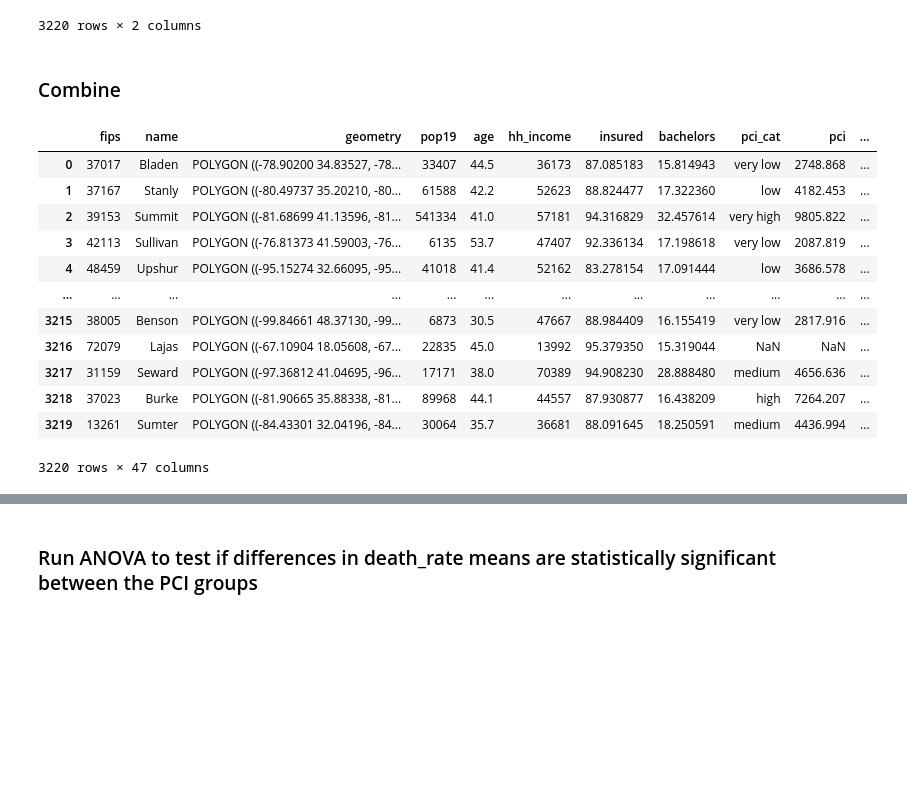
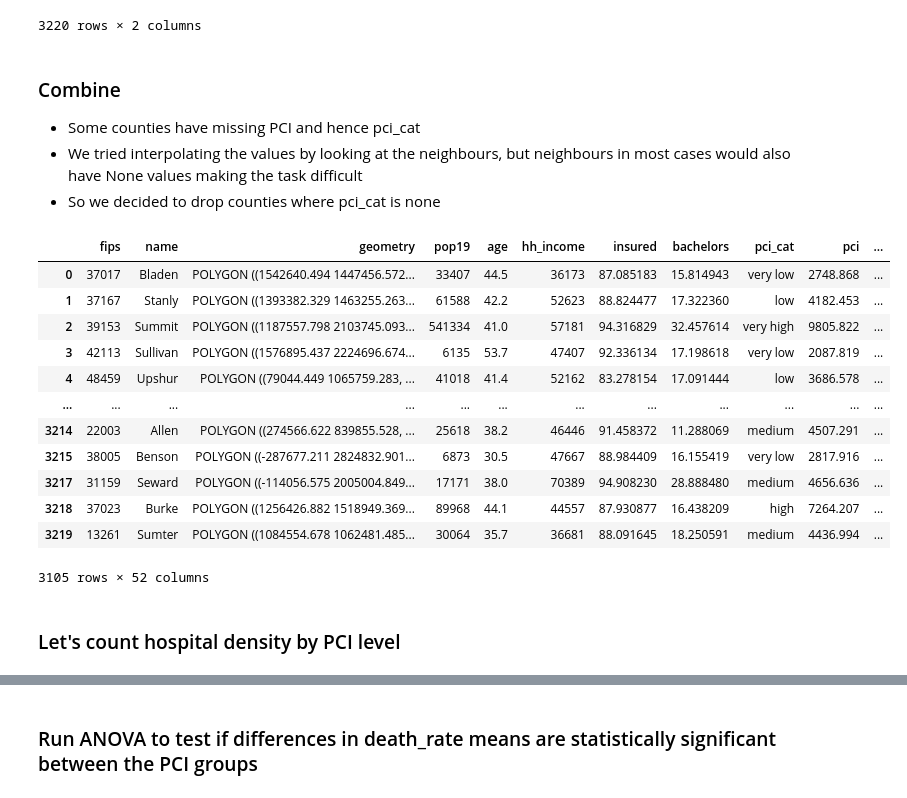
Before and after one commit to ilyankou/wuhan-geoinformatics, a Jupyter notebook: Project.ipynb, the cells around one changed output, grey strips where cells are left out. Drawn from its saved outputs; the diff is of its cells as text; code cells hidden in the pictures; blank space fills up the shorter version.

```diff
--- a/Project.ipynb
+++ b/Project.ipynb
@@ -27,7 +28,7 @@ bounds = gpd.read_file(
     'datasets_extra/cb_2018_us_county_20m.zip'
 ).filter([
     'GEOID', 'NAME', 'geometry'
-])
+]).to_crs(5069)
 
 bounds.columns = ['fips', 'name', 'geometry']
 
@@ -285,9 +286,9 @@ covid20
 # %% [markdown]
 ### The months' cases and deaths
 # %%
-# Calculate 'month_deaths_ratio' while handling division by zero
+# Calculate 'dc' (death per case) while handling division by zero
 # There are 5 samples where cases = 0 but deaths = 1, ignore those
-covid20['month_deaths_ratio'] = (
+covid20['dc'] = (
     covid20.apply(
         lambda x: 0 if x['cases'] == 0 else x['deaths'] / x['cases'],
         axis=1
@@ -316,13 +317,13 @@ deaths_months.columns = [ f'deaths_{x[5:]}' for x in deaths_months.columns ]
 deaths_months.reset_index(inplace=True)
 
 # Pivot death ratios by month
-month_deaths_ratio = (
+dc = (
     covid20
-    .pivot(index='fips', columns='month', values='month_deaths_ratio')
+    .pivot(index='fips', columns='month', values='dc')
     .fillna(0)
 )
-month_deaths_ratio.columns = [ f'month_deathsratio_{x[5:]}' for x in month_deaths_ratio.columns ]
-month_deaths_ratio.reset_index(inplace=True)
+dc.columns = [ f'dc_{x[5:]}' for x in dc.columns ]
+dc.reset_index(inplace=True)
 # %%
 cases_months
 # %% [output]
@@ -346,15 +355,17 @@ cases_months
 # %%
-hospitals = (
+hospital_beds = (
     pd.read_csv(
         'datasets_extra/us_hospital_locations.csv'
     )
+    .replace(-999, 77)
     .groupby('COUNTYFIPS')
-    .size()
+    .BEDS.sum()
     .reset_index()
     .rename(columns={
-        0: 'hospitals',
+        'BEDS': 'hospital_beds',
         'COUNTYFIPS': 'fips'
     })
 )
-hospitals
+
+hospital_beds
 # %% [output]
@@ -409,33 +416,54 @@ pop19
 3220 rows × 2 columns
 # %% [markdown]
 ### Combine
+
+- Some counties have missing PCI and hence pci_cat
+- We tried interpolating the values by looking at the neighbours, but neighbours in most cases would also have None values making the task difficult
+- So we decided to drop counties where pci_cat is none
 # %%
 combined = (
     bounds
     .merge(pop19, on='fips', how='left')
     .merge(age, on='fips', how='left')
     .merge(hh_income, on='fips', how='left')
     .merge(insured, on='fips', how='left')
     .merge(bachelors, on='fips', how='left')
     .merge(pci, on='fips', how='left')
-    .merge(hospitals, on='fips', how='left')
+    .merge(hospital_beds, on='fips', how='left')
     .merge(cases_months, on='fips', how='left')
     .merge(deaths_months, on='fips', how='left')
-    .merge(month_deaths_ratio, on='fips', how='left')
-)
+    .merge(dc, on='fips', how='left')
+).assign(
+    cases_year=lambda df_: (
+        df_.cases_03 + df_.cases_04 + df_.cases_05 + df_.cases_06
+        + df_.cases_07 + df_.cases_08 + df_.cases_09 + df_.cases_10
+        + df_.cases_11 + df_.cases_12
+    ),
+    deaths_year=lambda df_: (
+        df_.deaths_03 + df_.deaths_04 + df_.deaths_05 + df_.deaths_06
+        + df_.deaths_07 + df_.deaths_08 + df_.deaths_09 + df_.deaths_10
+        + df_.deaths_11 + df_.deaths_12
+    )
+).assign(
+    year_dc=lambda df_: df_.deaths_year / df_.cases_year,
+    year_dp=lambda df_: df_.deaths_year / df_.pop19,
+    year_cp=lambda df_: df_.cases_year / df_.pop19
+).dropna(subset=['pci'])
 
 combined
 # %% [output]
 |  | fips | name | geometry | pop19 | age | hh_income | insured | bachelors | pci_cat | pci | ... |
-| 0 | 37017 | Bladen | POLYGON ((-78.90200 34.83527, -78... | 33407 | 44.5 | 36173 | 87.085183 | 15.814943 | very low | 2748.868 | ... |
-| 1 | 37167 | Stanly | POLYGON ((-80.49737 35.20210, -80... | 61588 | 42.2 | 52623 | 88.824477 | 17.322360 | low | 4182.453 | ... |
-| 2 | 39153 | Summit | POLYGON ((-81.68699 41.13596, -81... | 541334 | 41.0 | 57181 | 94.316829 | 32.457614 | very high | 9805.822 | ... |
-| 3 | 42113 | Sullivan | POLYGON ((-76.81373 41.59003, -76... | 6135 | 53.7 | 47407 | 92.336134 | 17.198618 | very low | 2087.819 | ... |
-| 4 | 48459 | Upshur | POLYGON ((-95.15274 32.66095, -95... | 41018 | 41.4 | 52162 | 83.278154 | 17.091444 | low | 3686.578 | ... |
+| 0 | 37017 | Bladen | POLYGON ((1542640.494 1447456.572... | 33407 | 44.5 | 36173 | 87.085183 | 15.814943 | very low | 2748.868 | ... |
+| 1 | 37167 | Stanly | POLYGON ((1393382.329 1463255.263... | 61588 | 42.2 | 52623 | 88.824477 | 17.322360 | low | 4182.453 | ... |
+| 2 | 39153 | Summit | POLYGON ((1187557.798 2103745.093... | 541334 | 41.0 | 57181 | 94.316829 | 32.457614 | very high | 9805.822 | ... |
+| 3 | 42113 | Sullivan | POLYGON ((1576895.437 2224696.674... | 6135 | 53.7 | 47407 | 92.336134 | 17.198618 | very low | 2087.819 | ... |
+| 4 | 48459 | Upshur | POLYGON ((79044.449 1065759.283, ... | 41018 | 41.4 | 52162 | 83.278154 | 17.091444 | low | 3686.578 | ... |
 | ... | ... | ... | ... | ... | ... | ... | ... | ... | ... | ... | ... |
-| 3215 | 38005 | Benson | POLYGON ((-99.84661 48.37130, -99... | 6873 | 30.5 | 47667 | 88.984409 | 16.155419 | very low | 2817.916 | ... |
-| 3216 | 72079 | Lajas | POLYGON ((-67.10904 18.05608, -67... | 22835 | 45.0 | 13992 | 95.379350 | 15.319044 | NaN | NaN | ... |
-| 3217 | 31159 | Seward | POLYGON ((-97.36812 41.04695, -96... | 17171 | 38.0 | 70389 | 94.908230 | 28.888480 | medium | 4656.636 | ... |
-| 3218 | 37023 | Burke | POLYGON ((-81.90665 35.88338, -81... | 89968 | 44.1 | 44557 | 87.930877 | 16.438209 | high | 7264.207 | ... |
-| 3219 | 13261 | Sumter | POLYGON ((-84.43301 32.04196, -84... | 30064 | 35.7 | 36681 | 88.091645 | 18.250591 | medium | 4436.994 | ... |
+| 3214 | 22003 | Allen | POLYGON ((274566.622 839855.528, ... | 25618 | 38.2 | 46446 | 91.458372 | 11.288069 | medium | 4507.291 | ... |
+| 3215 | 38005 | Benson | POLYGON ((-287677.211 2824832.901... | 6873 | 30.5 | 47667 | 88.984409 | 16.155419 | very low | 2817.916 | ... |
+| 3217 | 31159 | Seward | POLYGON ((-114056.575 2005004.849... | 17171 | 38.0 | 70389 | 94.908230 | 28.888480 | medium | 4656.636 | ... |
+| 3218 | 37023 | Burke | POLYGON ((1256426.882 1518949.369... | 89968 | 44.1 | 44557 | 87.930877 | 16.438209 | high | 7264.207 | ... |
+| 3219 | 13261 | Sumter | POLYGON ((1084554.678 1062481.485... | 30064 | 35.7 | 36681 | 88.091645 | 18.250591 | medium | 4436.994 | ... |
-3220 rows × 47 columns
+3105 rows × 52 columns
+# %% [markdown]
+### Let's count hospital density by PCI level
```
Also changed, not shown: parts of 49 cells of this notebook, 7 other files.
